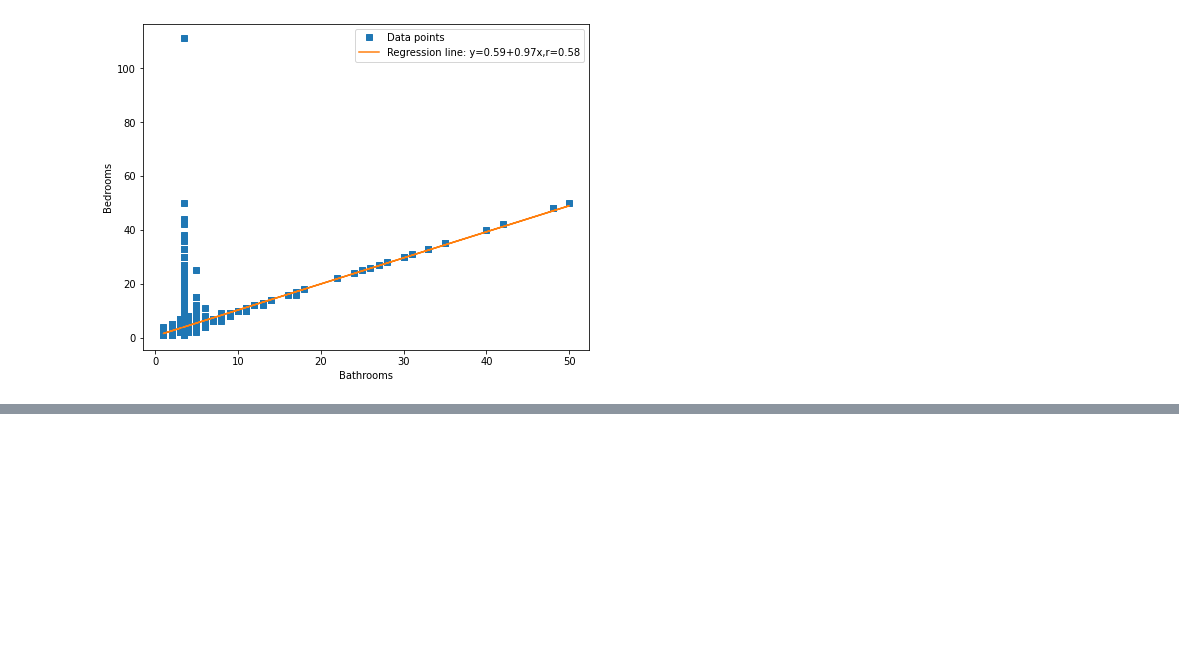
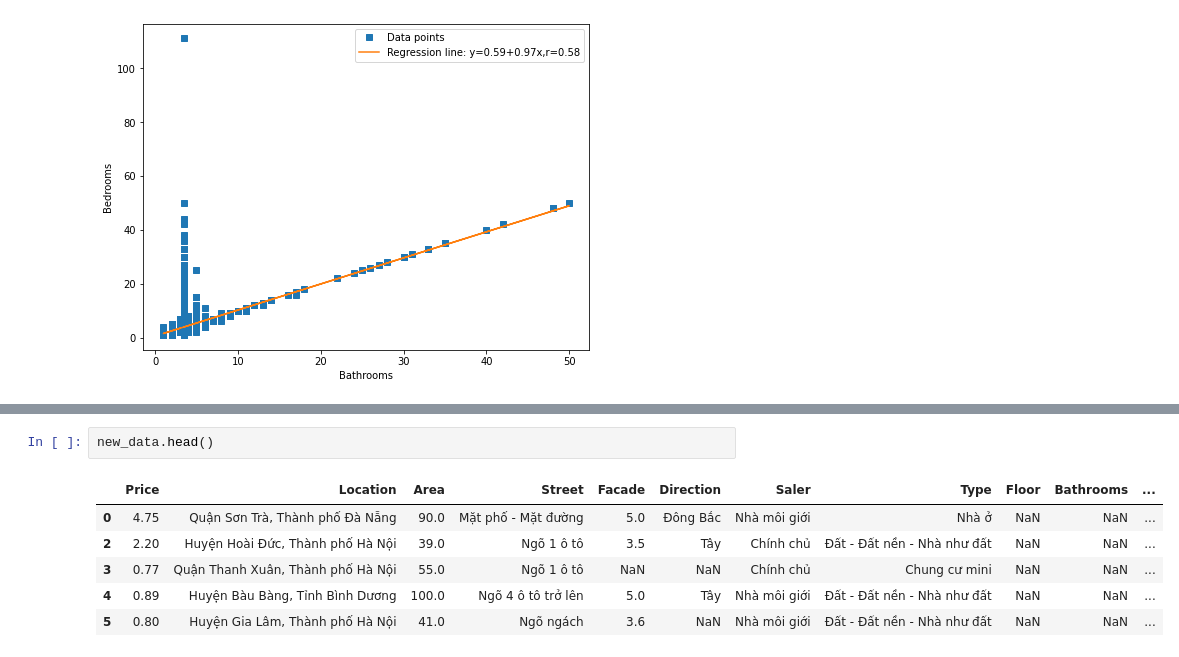
Before and after one commit to HieuTranV/DataVisualization, a Jupyter notebook: LabCK/Preprocessing.ipynb, the cells around one changed output, grey strips where cells are left out. Saved outputs shown, nothing was run; the diff lists cells and outputs as text; blank space fills up the shorter version.

```diff
--- a/LabCK/Preprocessing.ipynb
+++ b/LabCK/Preprocessing.ipynb
@@ -437,0 +560,9 @@ KendalltauResult(correlation=0.34074805149731274, pvalue=1.8755518164659913e-226
+# %%
+new_data.head()
+# %% [output]
+|  | Price | Location | Area | Street | Facade | Direction | Saler | Type | Floor | Bathrooms | ... |
+| 0 | 4.75 | Quận Sơn Trà, Thành phố Đà Nẵng | 90.0 | Mặt phố - Mặt đường | 5.0 | Đông Bắc | Nhà môi giới | Nhà ở | NaN | NaN | ... |
+| 2 | 2.20 | Huyện Hoài Đức, Thành phố Hà Nội | 39.0 | Ngõ 1 ô tô | 3.5 | Tây | Chính chủ | Đất - Đất nền - Nhà như đất | NaN | NaN | ... |
+| 3 | 0.77 | Quận Thanh Xuân, Thành phố Hà Nội | 55.0 | Ngõ 1 ô tô | NaN | NaN | Chính chủ | Chung cư mini | NaN | NaN | ... |
+| 4 | 0.89 | Huyện Bàu Bàng, Tỉnh Bình Dương | 100.0 | Ngõ 4 ô tô trở lên | 5.0 | Tây | Nhà môi giới | Đất - Đất nền - Nhà như đất | NaN | NaN | ... |
+| 5 | 0.80 | Huyện Gia Lâm, Thành phố Hà Nội | 41.0 | Ngõ ngách | 3.6 | NaN | Nhà môi giới | Đất - Đất nền - Nhà như đất | NaN | NaN | ... |
```
Also changed, not shown: parts of 29 cells of this notebook.
